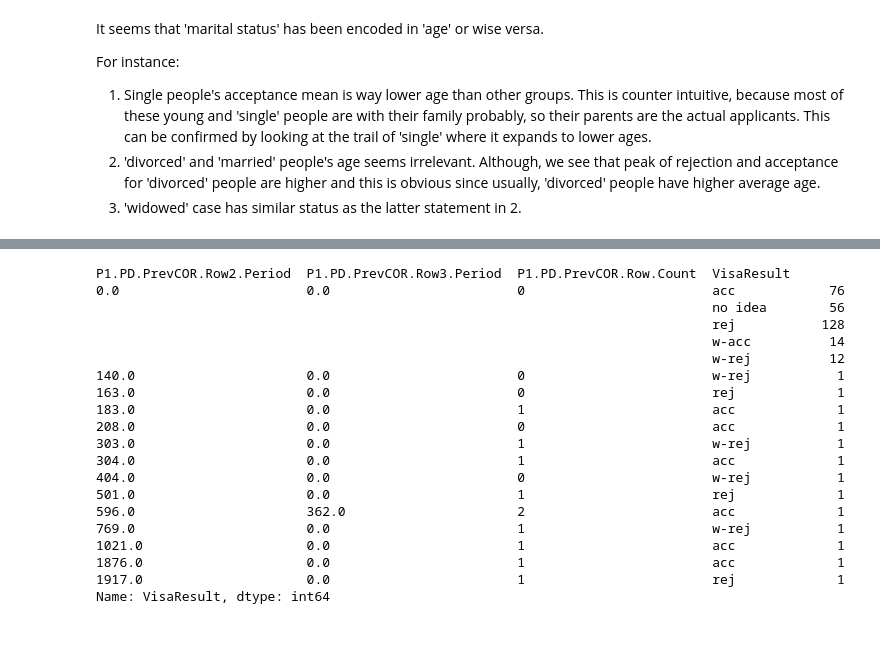
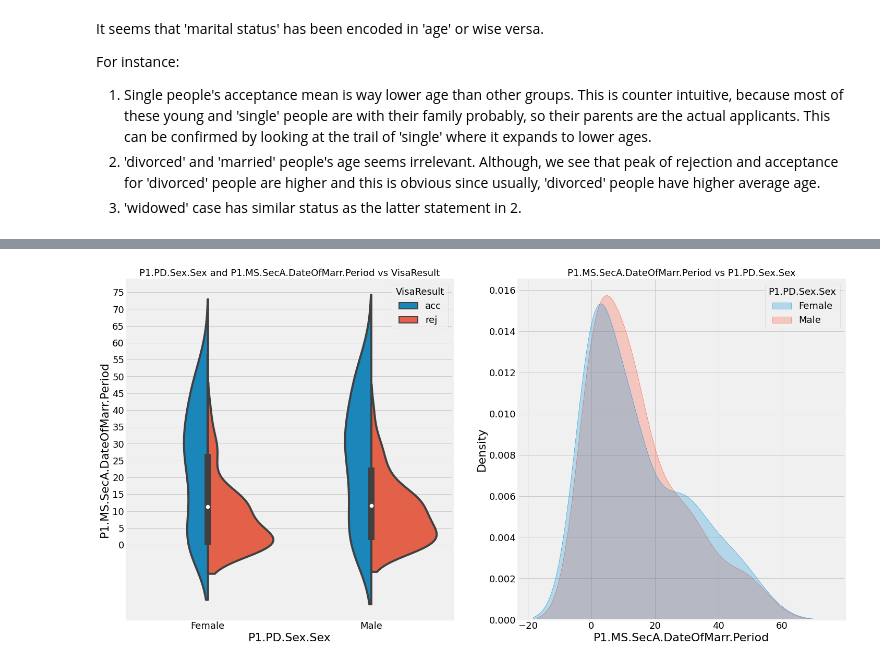
Before and after one commit to Nikronic/visaland-visa-form-utility, a Jupyter notebook: notebooks/data_exploration_dev.ipynb, the cells around one changed output, grey strips where cells are left out. Saved outputs shown, nothing was run; the diff lists cells and outputs as text; code cells hidden in the pictures; blank space fills up the shorter version.

```diff
--- a/notebooks/data_exploration_dev.ipynb
+++ b/notebooks/data_exploration_dev.ipynb
@@ -2415,25 +2394,0 @@ Name: P1.PD.PrevCOR.Row2.Period, dtype: int64
-# %%
-output_name = 'VisaResult'
-feature_name = 'P1.PD.PrevCOR.Row2.Period', 'P1.PD.PrevCOR.Row3.Period', 'P1.PD.PrevCOR.Row.Count'
-data.groupby([*feature_name, output_name])[output_name].count()
-# %% [output]
-P1.PD.PrevCOR.Row2.Period  P1.PD.PrevCOR.Row3.Period  P1.PD.PrevCOR.Row.Count  VisaResult
-0.0                        0.0                        0                        acc            76
-                                                                               no idea        56
-                                                                               rej           128
-                                                                               w-acc          14
-                                                                               w-rej          12
-140.0                      0.0                        0                        w-rej           1
-163.0                      0.0                        0                        rej             1
-183.0                      0.0                        1                        acc             1
-208.0                      0.0                        0                        acc             1
-303.0                      0.0                        1                        w-rej           1
-304.0                      0.0                        1                        acc             1
-404.0                      0.0                        0                        w-rej           1
-501.0                      0.0                        1                        rej             1
-596.0                      362.0                      2                        acc             1
-769.0                      0.0                        1                        w-rej           1
-1021.0                     0.0                        1                        acc             1
-1876.0                     0.0                        1                        acc             1
-1917.0                     0.0                        1                        rej             1
-Name: VisaResult, dtype: int64
@@ -2439,0 +2399,16 @@ Name: VisaResult, dtype: int64
+# %%
+output_name = 'VisaResult'
+feature_name = 'P1.MS.SecA.DateOfMarr.Period', 'P1.PD.Sex.Sex'
+# %%
+f, ax = plt.subplots(1, 2, figsize=(22, 12))
+sns.violinplot(feature_name[1], feature_name[0],
+               hue=output_name, data=data[(data[output_name] == 'acc') | (data[output_name] == 'rej')],
+               split=True, ax=ax[0])
+ax[0].set_title('{} and {} vs {}'.format(feature_name[1], feature_name[0], output_name))
+ax[0].set_yticks(range(0, 80, 5))
+sns.kdeplot(x=feature_name[0], hue=feature_name[1],
+            data=data[(data[output_name] == 'acc') | (data[output_name] == 'rej')], fill=True, ax=ax[1])
+ax[1].set_title('{} vs {}'.format(feature_name[0], feature_name[1]))
+plt.show()
+# %% [output]
+[figure, added]
```
Also changed, not shown: parts of 10 cells of this notebook.
